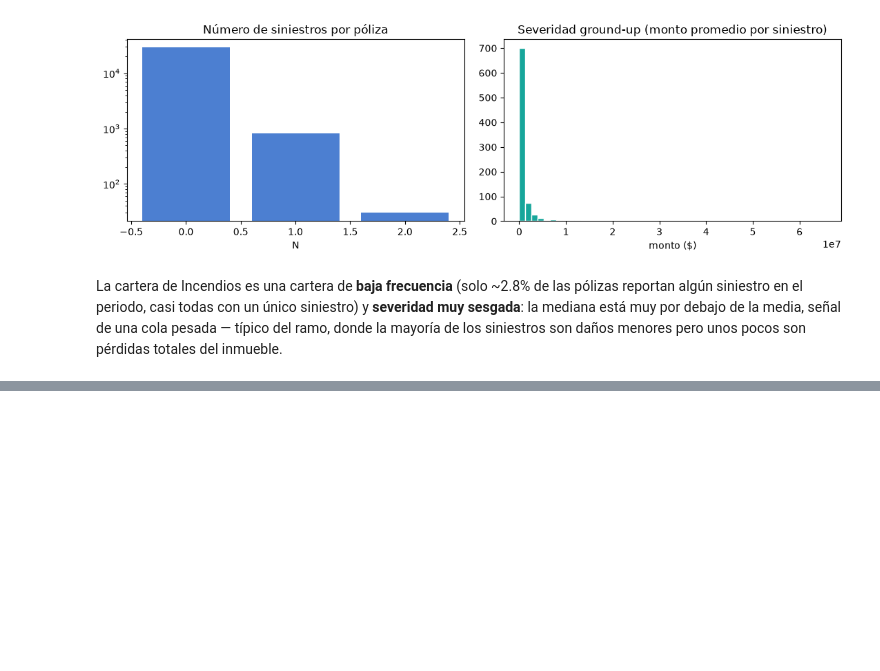
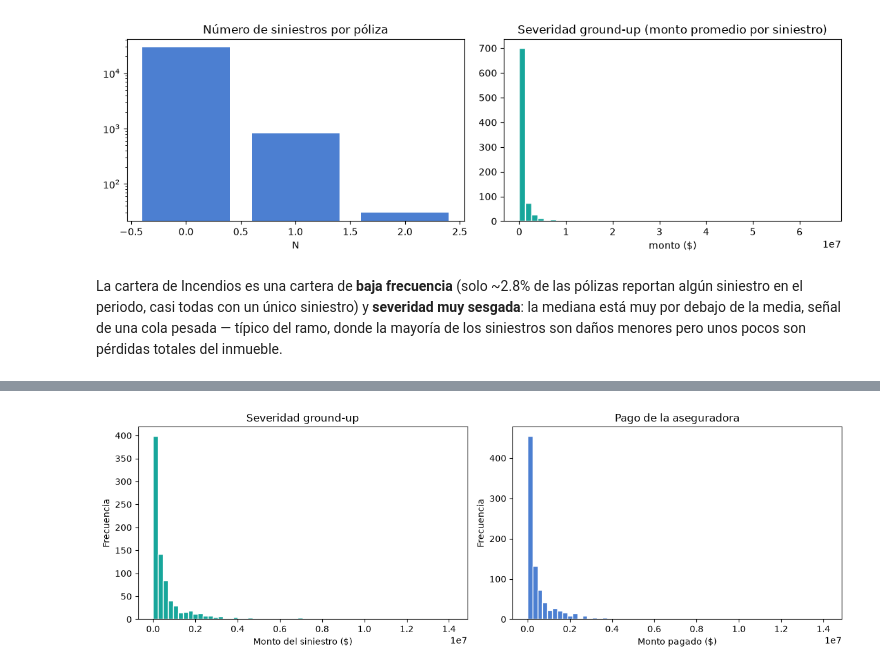
Before and after one commit to Ericdaniel78/MASDFR_20271, a Jupyter notebook: entregas/equipo_08/Practica_01/Practica_01_Equipo_08.ipynb, the cells around one changed output, grey strips where cells are left out. Drawn from its saved outputs; the diff is of its cells as text; code cells hidden in the pictures; blank space fills up the shorter version.

```diff
--- a/entregas/equipo_08/Practica_01/Practica_01_Equipo_08.ipynb
+++ b/entregas/equipo_08/Practica_01/Practica_01_Equipo_08.ipynb
@@ -108,0 +419,38 @@ inmueble.
+# %%
+# ─── Ground-up vs pago de la aseguradora ────────────────────────────────
+
+limite = np.percentile(x, 99)
+
+fig, ax = plt.subplots(1, 2, figsize=(12, 4))
+
+# Severidad real
+ax[0].hist(
+    x,
+    bins=60,
+    range=(0, limite),
+    color="#17A69B",
+    edgecolor="white"
+)
+
+ax[0].set_title("Severidad ground-up")
+ax[0].set_xlabel("Monto del siniestro ($)")
+ax[0].set_ylabel("Frecuencia")
+
+
+# Severidad pagada
+ax[1].hist(
+    pagado,
+    bins=60,
+    range=(0, limite),
+    color="#4C7FD1",
+    edgecolor="white"
+)
+
+ax[1].set_title("Pago de la aseguradora")
+ax[1].set_xlabel("Monto pagado ($)")
+ax[1].set_ylabel("Frecuencia")
+
+plt.tight_layout()
+plt.show()
+# %% [output]
+[figure, added]
```
Also changed, not shown: parts of 12 cells of this notebook.
